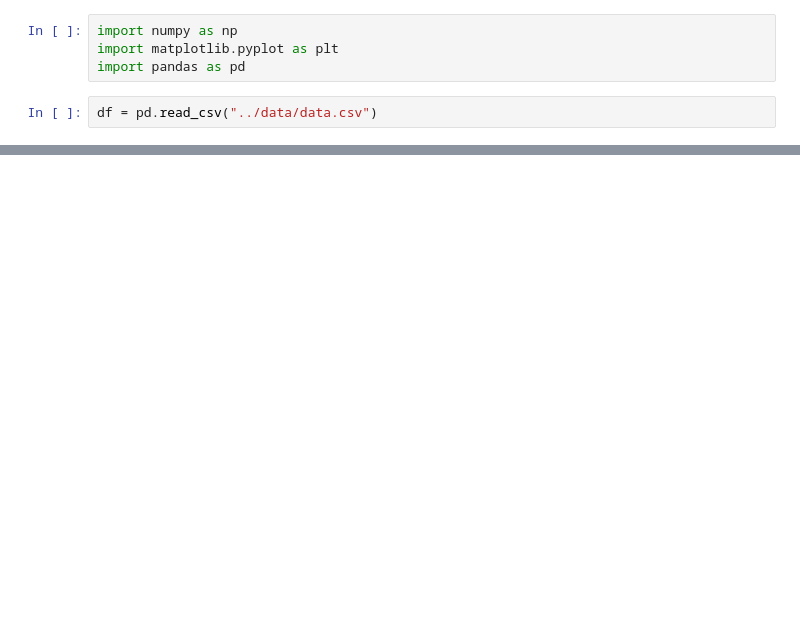
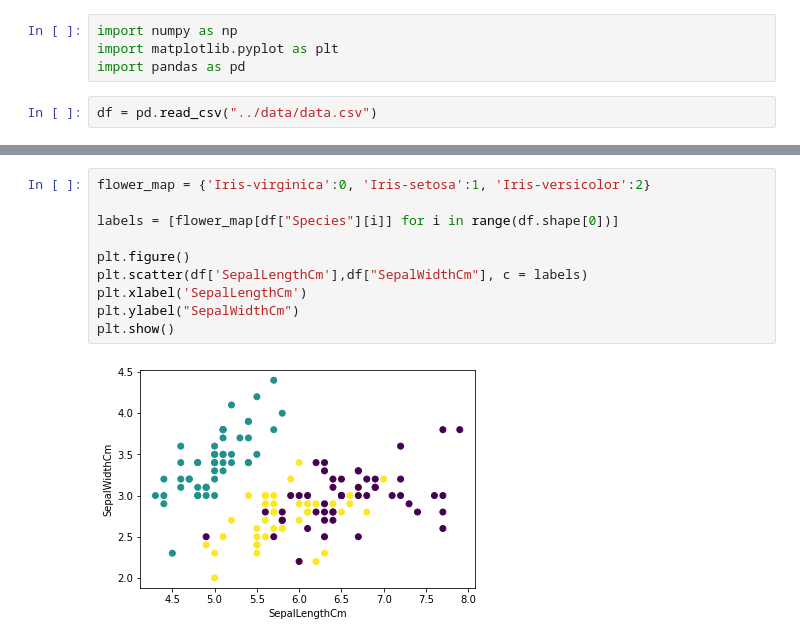
Before and after one commit to daltonjones93/MLProjects, a Jupyter notebook: Iris Identification/src/DataAnalysisAndModelling.ipynb, the cells around one changed output, grey strips where cells are left out. Saved outputs shown, nothing was run; the diff lists cells and outputs as text; blank space fills up the shorter version.

```diff
--- a/Iris Identification/src/DataAnalysisAndModelling.ipynb
+++ b/Iris Identification/src/DataAnalysisAndModelling.ipynb
@@ -6,0 +17,12 @@ df = pd.read_csv("../data/data.csv")
+# %%
+flower_map = {'Iris-virginica':0, 'Iris-setosa':1, 'Iris-versicolor':2}
+
+labels = [flower_map[df["Species"][i]] for i in range(df.shape[0])]
+
+plt.figure()
+plt.scatter(df['SepalLengthCm'],df["SepalWidthCm"], c = labels)
+plt.xlabel('SepalLengthCm')
+plt.ylabel("SepalWidthCm")
+plt.show()
+# %% [output]
+[figure, added]
```
Also changed, not shown: parts of 20 cells of this notebook.
